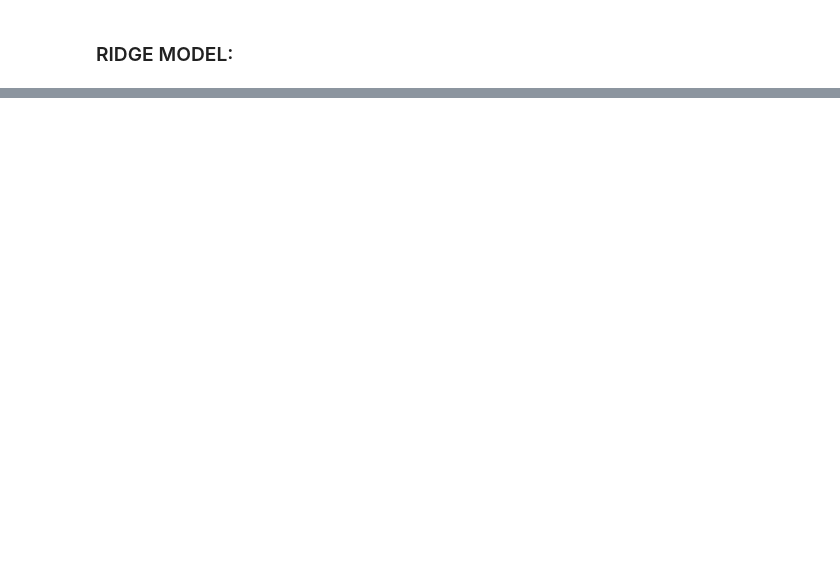
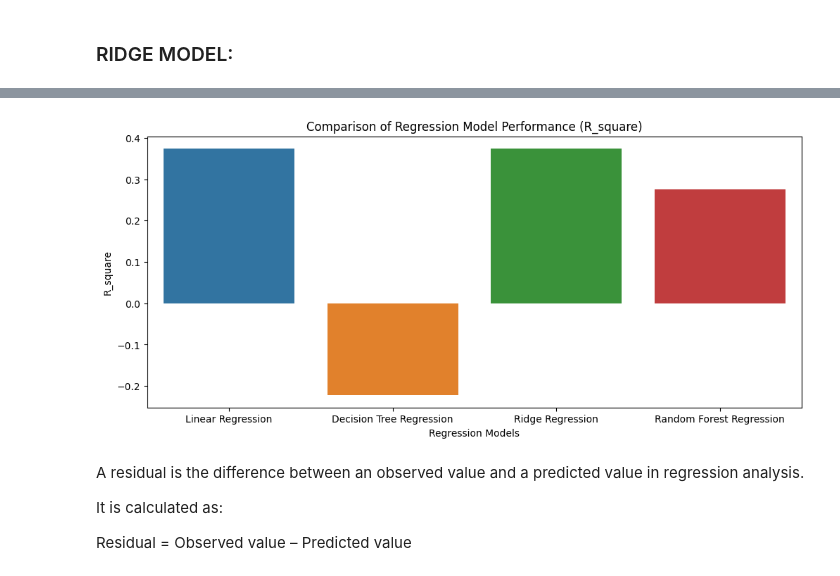
Before and after one commit to luongkhanhphuong2412/Movie_Recommedation_System, a Jupyter notebook: movie_modeling.ipynb, the cells around one changed output, grey strips where cells are left out. Saved outputs shown, nothing was run; the diff lists cells and outputs as text; code cells hidden in the pictures; blank space fills up the shorter version.

```diff
--- a/movie_modeling.ipynb
+++ b/movie_modeling.ipynb
@@ -416,0 +493,15 @@ Mean Absolue Error:  39880092.48412837
+# %%
+plt.figure(figsize=(12, 5))
+sns.barplot(data=performance_df, x=performance_df.index, y='R_square')
+plt.xlabel('Regression Models')
+plt.ylabel('R_square')
+plt.title('Comparison of Regression Model Performance (R_square)')
+plt.show()
+# %% [output]
+[figure, added]
+# %% [markdown]
+A residual is the difference between an observed value and a predicted value in regression analysis.
+
+It is calculated as:
+
+Residual = Observed value – Predicted value
```
Also changed, not shown: parts of 17 cells of this notebook.
